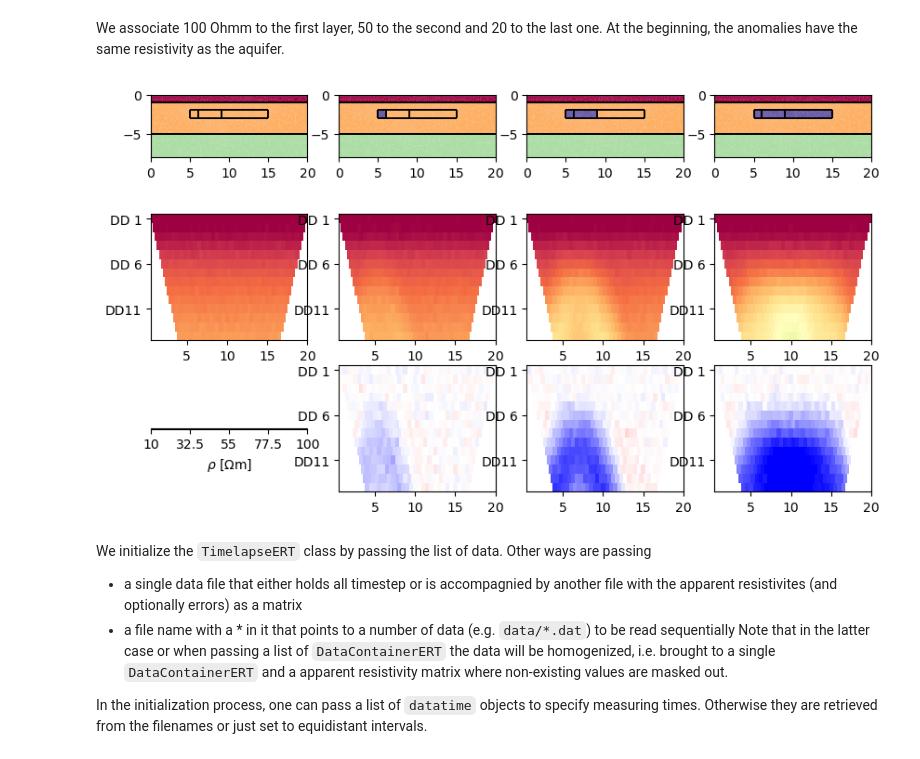
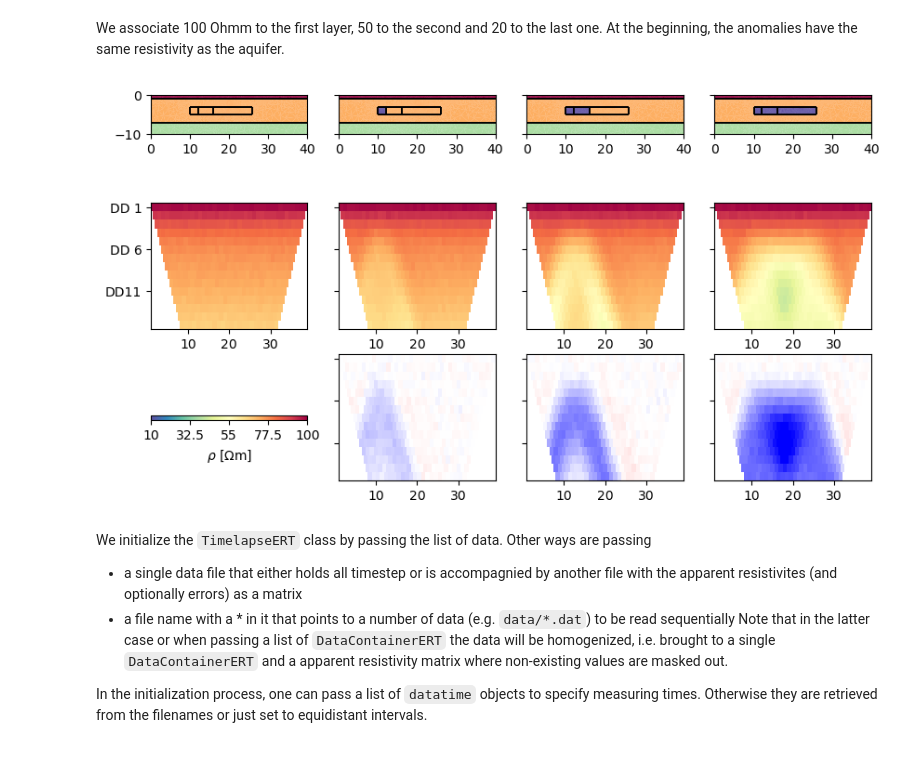
Before and after one commit to gimli-org/timelapseERT, a Jupyter notebook: example/example_timelapseERT.ipynb, the cells around one changed output. Saved outputs shown, nothing was run; the diff lists cells and outputs as text; code cells hidden in the pictures.

```diff
--- a/example/example_timelapseERT.ipynb
+++ b/example/example_timelapseERT.ipynb
@@ -14,8 +14,7 @@ from pygimli.physics import ert
 # %% [markdown]
 We create a data container with a dipole-dipole array.
 # %%
-scheme = ert.createData(elecs=42, spacing=0.5, schemeName='dd',
-                        maxSeparation=14)
+scheme = ert.createData(elecs=41, spacing=1.0, schemeName='dd', maxSeparation=15)
 ert.show(scheme, "k");
 print(scheme)
 # %% [output]
@@ -25,18 +24,23 @@ Data: Sensors: 42 data: 455, nonzero entries: ['a', 'b', 'k', 'm', 'n', 'valid']
 Our subsurface is a three-layer model with an aquifer in the middle, into which synthetic tracer is injected that is moving to the right.
 # %%
 world = mt.createWorld(start=[-50, 0], end=[100, -50], boundary=1,
-                       layers=[-1, -5], worldMarker=True)
+                       layers=[-1, -7], worldMarker=True)
 for pos in scheme.sensorPositions():
     world.createNode(pos, marker=-99)
     world.createNode(pos+pg.RVector3(0, -0.2))
 
 # Create some heterogeneous block
 plcs = [world]
-pos = [5, 6, 9, 15]
+pos = [10, 12, 16, 26]
 nT = len(pos) - 1  # number of time steps
 for i in range(nT):
-    block = mt.createRectangle(start=[pos[i], -3], end=[pos[i+1], -2],
+    block = mt.createRectangle(start=[pos[i], -5], end=[pos[i+1], -3],
                                area=0.1, marker=4+i)
     plcs.append(block)
 
 geom = mt.mergePLC(plcs)
+mesh = mt.createMesh(geom, quality=34.4)
+print(mesh)
+ax, _ = pg.show(mesh, markers=True, boundaryMarkers=False, showMesh=True)
+ax.set_xlim(0, 40)
+ax.set_ylim(-10, 0);
@@ -55,33 +52,37 @@ We associate 100 Ohmm to the first layer, 50 to the second and 20 to the last on
 # %%
 rhomap = [[1, 100.0], [2, 50.0], [3, 20.0], [4, 50.0], [5, 50.0], [6, 50.0]]
 noise = dict(noiseLevel=0.01, noiseAbs=0, verbose=False)
 mgr = ert.Manager()
 data = ert.simulate(mesh=mesh, res=rhomap, scheme=scheme, **noise)
 rhoTracer = 10
 cDict = dict(colorBar=False, cMin=10, cMax=100, logScale=1, cMap='Spectral_r')
 fig, ax = pg.plt.subplots(figsize=(10, 6), ncols=nT+1, nrows=3)
 DATA = []
 for i in range(nT+1):
     pg.show(mesh, rhomap, ax=ax[0, i], **cDict)
-    ax[0, i].set_xlim(0, 20)
-    ax[0, i].set_ylim(-8, 0)
+    ax[0, i].set_xlim(0, 40)
+    ax[0, i].set_ylim(-10, 0)
     data = ert.simulate(mesh, res=rhomap, scheme=scheme, **noise)
     data.save('data{:d}.dat'.format(i))
     DATA.append(data)
     ert.show(data, ax=ax[1, i], **cDict)
     ratio = data('rhoa') / DATA[0]('rhoa')
     if i > 0:
         ert.show(data, ratio, ax=ax[2, i],
-                cMap='bwr', cMin=1/1.5, cMax=1.5, colorBar=False)
+                cMap='bwr', cMin=1/2, cMax=2, colorBar=False)
     if i < nT:
         rhomap[3+i][1] = rhoTracer
+
+for i in range(nT):
+    for j in range(3):
+        ax[j, i+1].set_yticklabels([])
 
 cDict.pop('colorBar')
 cDict['label'] = r'$\rho$ [$\Omega$m]'
 pg.viewer.mpl.colorbar.createColorBarOnly(ax=ax[2, 0], **cDict)
-ax[2, 0].set_aspect(0.3)
+ax[2, 0].set_aspect(3)
 # %% [output]
-[figure, old version]
+[figure, new version]
 # %% [markdown]
 We initialize the `TimelapseERT` class by passing the list of data. Other ways are passing
 * a single data file that either holds all timestep or is accompagnied by another file with the apparent resistivites (and optionally errors) as a matrix
```
Also changed, not shown: parts of 15 cells of this notebook.
